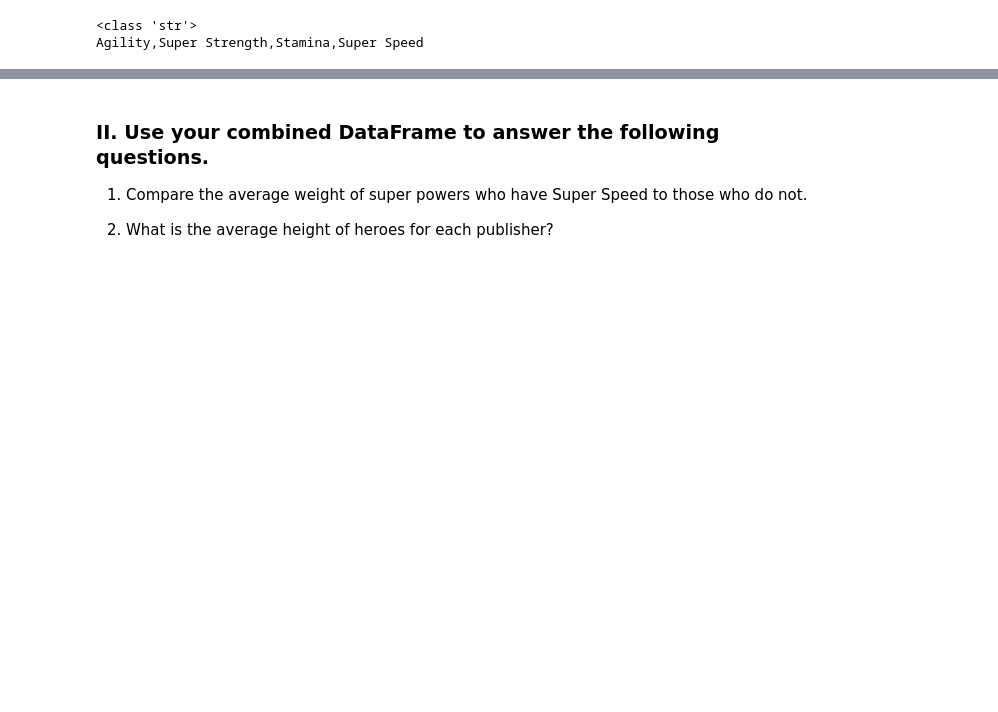
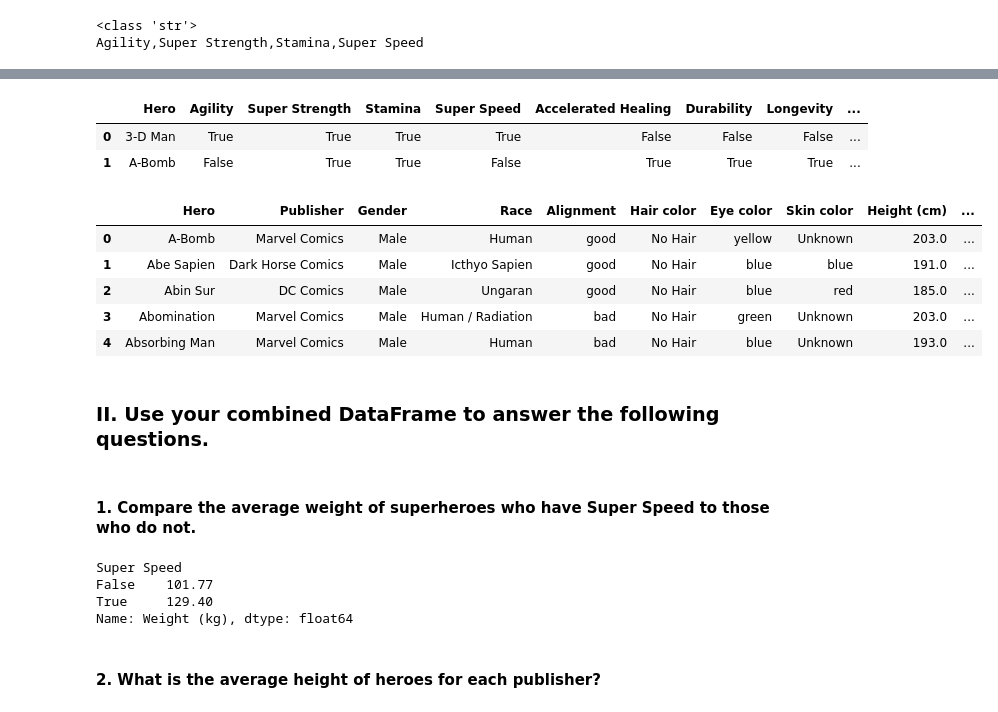
Before and after one commit to kellianneyang/advanced-transformations-in-pandas-practice, a Jupyter notebook: applying_advanced_transformations.ipynb, the cells around one changed output, grey strips where cells are left out. Cells and saved outputs as stored; diff of their text form; code cells hidden in the pictures; blank space fills up the shorter version.

```diff
--- a/applying_advanced_transformations.ipynb
+++ b/applying_advanced_transformations.ipynb
@@ -265,0 +290,6 @@ JSONDecodeError: Expecting value: line 1 column 1 (char 0)
+# %%
+# save unique values from exploded column
+cols_to_make = exploded['powers_split'].dropna().unique()
+
+# check
+cols_to_make
@@ -265,0 +314,8 @@ JSONDecodeError: Expecting value: line 1 column 1 (char 0)
+# %%
+# create new column for each unique value in list
+# populate cells with True or False
+for col in cols_to_make:
+    powers[col] = powers['Powers'].str.contains(col)
+
+# check
+powers.head()
@@ -265,0 +329,6 @@ JSONDecodeError: Expecting value: line 1 column 1 (char 0)
+# %%
+# drop 'Powers' and 'powers_split' columns
+powers.drop(columns = ['Powers', 'powers_split'], inplace = True)
+
+# check
+powers.head()
@@ -266,8 +342,38 @@ JSONDecodeError: Expecting value: line 1 column 1 (char 0)
+# %%
+# change 'hero_names' column name to match info['Hero']
+powers.rename(columns = {'hero_names': 'Hero'}, inplace = True)
+
+# check
+powers.head(2)
+# %% [output]
+|  | Hero | Agility | Super Strength | Stamina | Super Speed | Accelerated Healing | Durability | Longevity | ... |
+| 0 | 3-D Man | True | True | True | True | False | False | False | ... |
+| 1 | A-Bomb | False | True | True | False | True | True | True | ... |
 # %%
 # combine two dataframes on info['Hero'] and powers['hero_names']
+hero_df = pd.merge(info,
+                  powers,
+                  on = 'Hero')
+
+# check
+hero_df.head()
+# %% [output]
+|  | Hero | Publisher | Gender | Race | Alignment | Hair color | Eye color | Skin color | Height (cm) | ... |
+| 0 | A-Bomb | Marvel Comics | Male | Human | good | No Hair | yellow | Unknown | 203.0 | ... |
+| 1 | Abe Sapien | Dark Horse Comics | Male | Icthyo Sapien | good | No Hair | blue | blue | 191.0 | ... |
+| 2 | Abin Sur | DC Comics | Male | Ungaran | good | No Hair | blue | red | 185.0 | ... |
+| 3 | Abomination | Marvel Comics | Male | Human / Radiation | bad | No Hair | green | Unknown | 203.0 | ... |
+| 4 | Absorbing Man | Marvel Comics | Male | Human | bad | No Hair | blue | Unknown | 193.0 | ... |
+# %% [markdown]
+### II. Use your combined DataFrame to answer the following questions.
 # %% [markdown]
-### II. Use your combined DataFrame to answer the following questions.
-
-1. Compare the average weight of super powers who have Super Speed to those who do not.
-
-2. What is the average height of heroes for each publisher?
+#### 1. Compare the average weight of superheroes who have Super Speed to those who do not.
+# %%
+hero_df.groupby('Super Speed')['Weight (kg)'].mean().round(2)
+# %% [output]
+Super Speed
+False    101.77
+True     129.40
+Name: Weight (kg), dtype: float64
+# %% [markdown]
+#### 2. What is the average height of heroes for each publisher?
```
Also changed, not shown: parts of 11 cells of this notebook.
